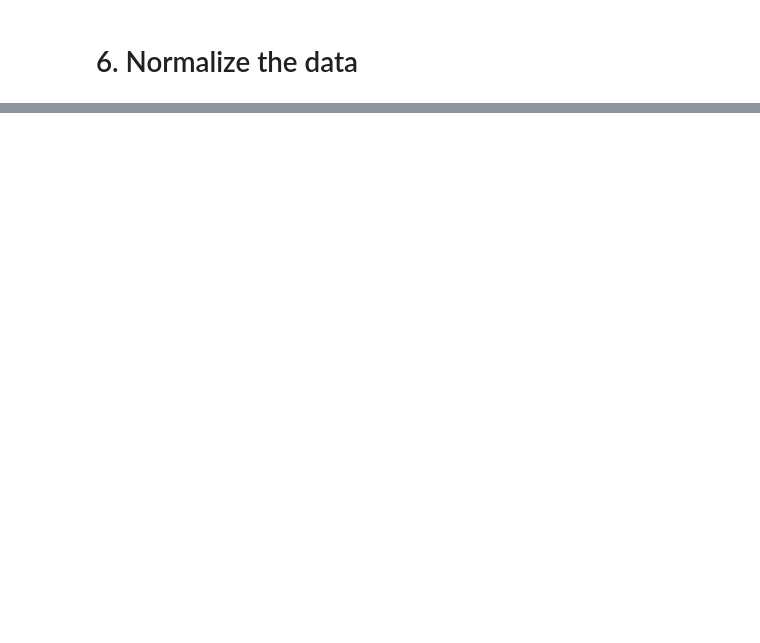
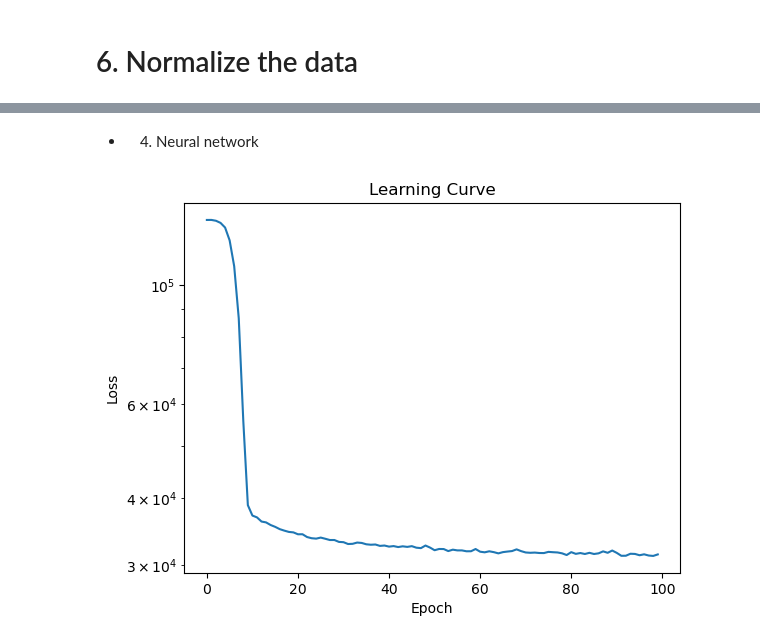
Before and after one commit to kkudzelich/scraping-and-salary-prediction, a Jupyter notebook: kaggle6.ipynb, the cells around one changed output, grey strips where cells are left out. Drawn from its saved outputs; the diff is of its cells as text; code cells hidden in the pictures; blank space fills up the shorter version.

Commit message:
modeling and evaluation

```diff
--- a/kaggle6.ipynb
+++ b/kaggle6.ipynb
@@ -887,0 +939,6 @@ X_train.shape, y_train.shape, X_val.shape, y_val.shape, X_test.shape, y_test.sha
+# %%
+X_train, X_test, y_train, y_test = train_test_split(X, y, test_size=0.2, random_state=26)
+X_train, X_val, y_train, y_val = train_test_split(X_train, y_train, test_size=0.2, random_state=26)
+
+# data shapes
+X_train.shape, y_train.shape, X_val.shape, y_val.shape, X_test.shape, y_test.shape
@@ -900,0 +1053,2 @@ X_test = pd.DataFrame(X_test_norm, columns=X_train.columns)
+# %% [markdown]
+* 4. Neural network
@@ -900,0 +1118,45 @@ X_test = pd.DataFrame(X_test_norm, columns=X_train.columns)
+# %%
+nn_model = Salary_prediction(input_size=X_train.shape[1])
+nn_model.to(device)
+criterion = nn.SmoothL1Loss()
+optimizer = optim.Adam(nn_model.parameters(), lr=0.001)
+n_epoch = 100
+
+loss_values = []
+mean_losses_per_epoch = []
+scheduler = ReduceLROnPlateau(optimizer, 'min', factor=0.5, patience=50)
+# %%
+pbar = tqdm(range(n_epoch))
+
+for epoch in pbar:
+    # Putting the model into training mode
+    nn_model.train()
+
+    for batch_X, batch_y in train_loader:
+        batch_X, batch_y = batch_X.to(device), batch_y.to(device)
+
+        optimizer.zero_grad() # zeroing out the gradients
+        output = nn_model(batch_X) # forward propagation
+        loss = criterion(output, batch_y) # calculation of loss
+        loss.backward() # backward propagation
+        optimizer.step() # updating the parameters
+
+        loss_values.append(loss.item())
+
+    mean_loss = torch.mean(torch.tensor(loss_values[-len(train_loader):]))
+    mean_losses_per_epoch.append(mean_loss.item())
+
+    scheduler.step(mean_loss)
+
+    if epoch % 10 == 0:
+            pbar.set_description(f"Epoch{epoch+1}/{n_epoch}, Loss: {mean_loss:.4f}, Learning Rate: {optimizer.param_groups[0]['lr']:.4f}")
+
+# Plotting the learning curve
+plt.plot(mean_losses_per_epoch)
+plt.yscale('log')
+plt.title('Learning Curve')
+plt.xlabel('Epoch')
+plt.ylabel('Loss')
+plt.show()
+# %% [output]
+[figure, added]
```
Also changed, not shown: parts of 42 cells of this notebook, 4 other files.
